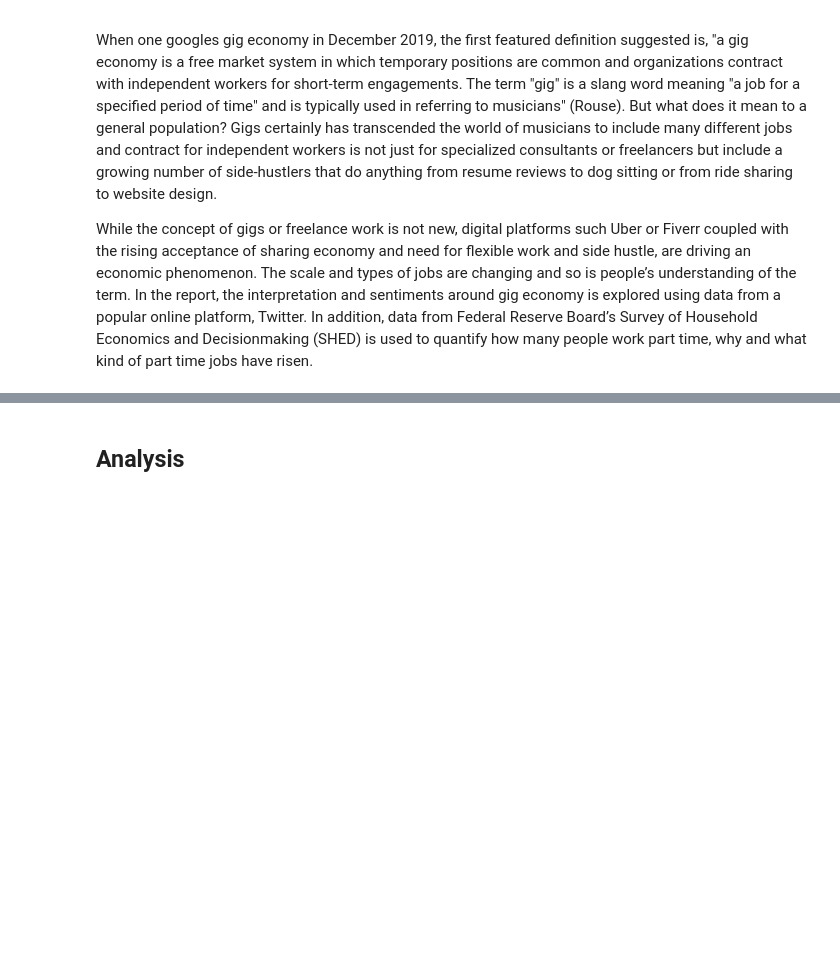
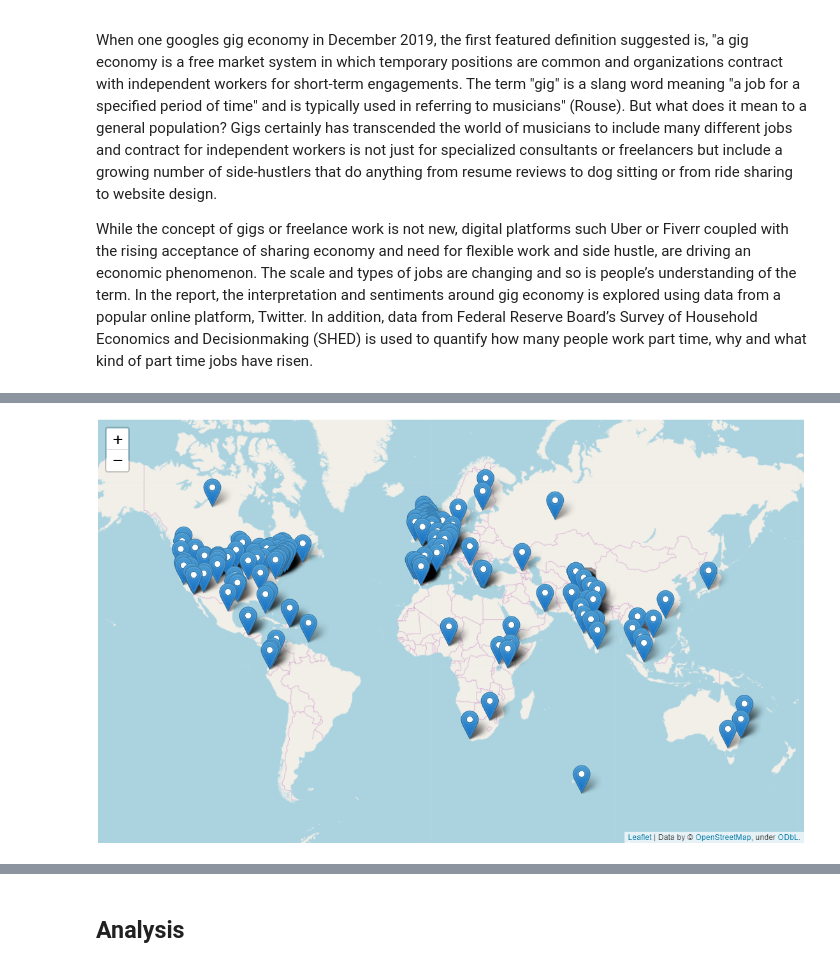
Before and after one commit to dhruvalb/culturepattern_gigeconomy, a Jupyter notebook: Reports/Gig Economy - Final Report.ipynb, the cells around one changed output, grey strips where cells are left out. Cells and saved outputs as stored; diff of their text form; code cells hidden in the pictures; blank space fills up the shorter version.

Commit message:
Updated reports for images

```diff
--- a/Reports/Gig Economy - Final Report.ipynb
+++ b/Reports/Gig Economy - Final Report.ipynb
@@ -28,0 +20,4 @@ The question does remain, conventionally how do people interpret 'gig economy'?
+# %%
+Image(filename = "Tweet Map.PNG")
+# %% [output]
+[figure, added]
```
Also changed, not shown: parts of 4 cells of this notebook, 1 other file.
